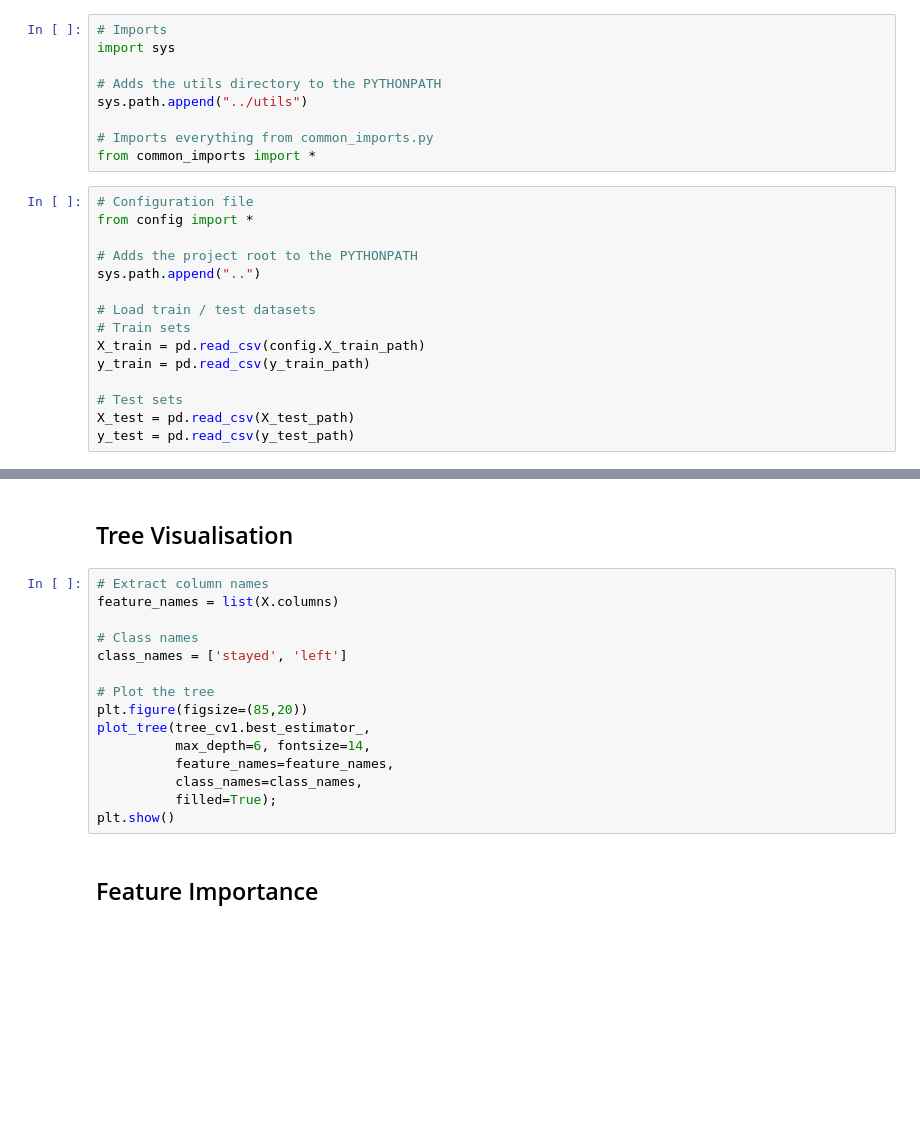
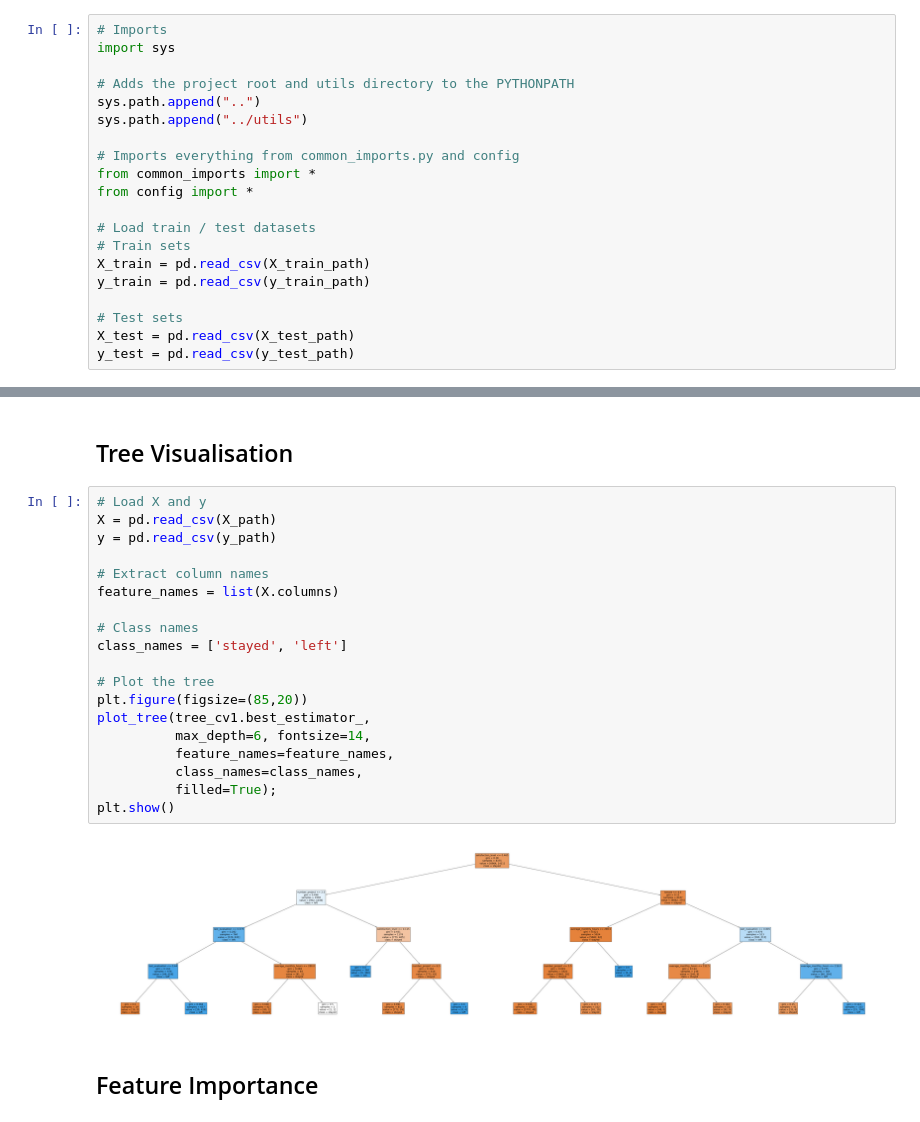
Before and after one commit to Mas73rs/SalifortMotors_EmployeeRetention_Prediction, a Jupyter notebook: notebooks/03_Decision_Tree_Model.ipynb, the cells around one changed output, grey strips where cells are left out. Drawn from its saved outputs; the diff is of its cells as text; blank space fills up the shorter version.

```diff
--- a/notebooks/03_Decision_Tree_Model.ipynb
+++ b/notebooks/03_Decision_Tree_Model.ipynb
@@ -6,23 +6,19 @@
 # Imports
 import sys
 
-# Adds the utils directory to the PYTHONPATH
+# Adds the project root and utils directory to the PYTHONPATH
+sys.path.append("..")
 sys.path.append("../utils")
 
-# Imports everything from common_imports.py
+# Imports everything from common_imports.py and config
 from common_imports import *
+from config import *
+
+# Load train / test datasets
+# Train sets
+X_train = pd.read_csv(X_train_path)
+y_train = pd.read_csv(y_train_path)
+
+# Test sets
+X_test = pd.read_csv(X_test_path)
+y_test = pd.read_csv(y_test_path)
-# %%
-# Configuration file
-from config import *
-
-# Adds the project root to the PYTHONPATH
-sys.path.append("..")
-
-# Load train / test datasets
-# Train sets
-X_train = pd.read_csv(config.X_train_path)
-y_train = pd.read_csv(y_train_path)
-
-# Test sets
-X_test = pd.read_csv(X_test_path)
-y_test = pd.read_csv(y_test_path)
@@ -122,20 +130,26 @@ results
 # %% [markdown]
 ## Tree Visualisation
 # %%
+# Load X and y
+X = pd.read_csv(X_path)
+y = pd.read_csv(y_path)
+
 # Extract column names
 feature_names = list(X.columns)
 
 # Class names
 class_names = ['stayed', 'left']
 
 # Plot the tree
 plt.figure(figsize=(85,20))
 plot_tree(tree_cv1.best_estimator_,
           max_depth=6, fontsize=14,
           feature_names=feature_names,
           class_names=class_names,
           filled=True);
 plt.show()
+# %% [output]
+[figure, added]
 # %% [markdown]
 ## Feature Importance
 # %%
```
Also changed, not shown: parts of 8 cells of this notebook, 1 other file.
